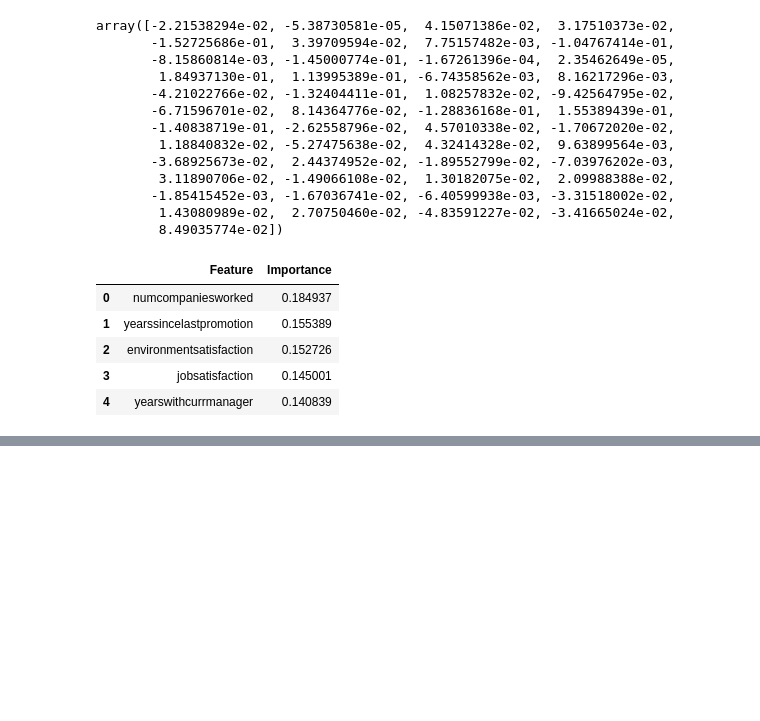
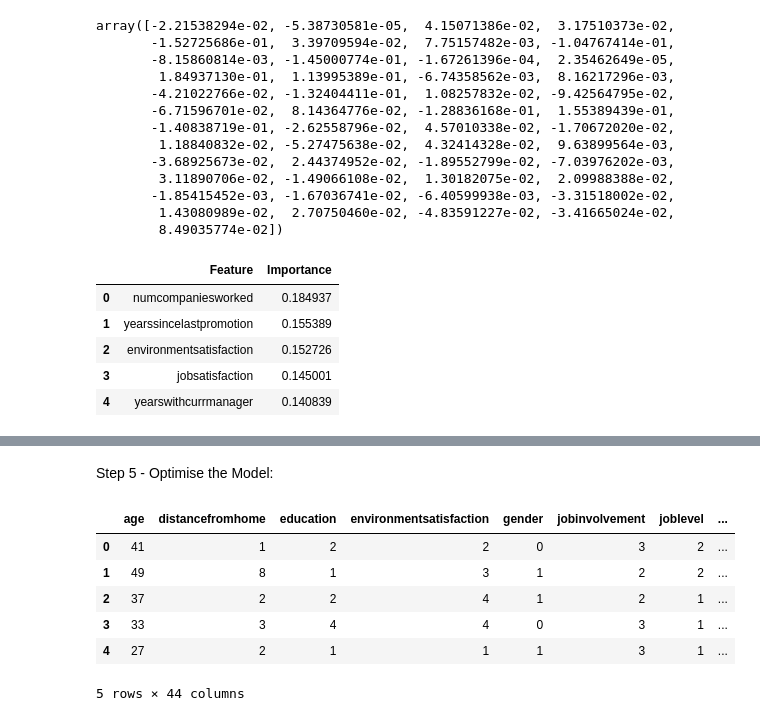
Before and after one commit to ddaniel2024/Project-4, a Jupyter notebook: attrition_analysis_optimisation_coefficients.ipynb, the cells around one changed output, grey strips where cells are left out. Drawn from its saved outputs; the diff is of its cells as text; code cells hidden in the pictures; blank space fills up the shorter version.

```diff
--- a/attrition_analysis_optimisation_coefficients.ipynb
+++ b/attrition_analysis_optimisation_coefficients.ipynb
@@ -274,0 +283,15 @@ plt.show()
+# %% [markdown]
+Step 5 - Optimise the Model:
+# %%
+# Drop the 5 least important features
+X = X.drop(columns = ["monthlyrate", "dailyrate", "monthlyincome", "percentsalaryhike", "hourlyrate"])
+
+X.head()
+# %% [output]
+|  | age | distancefromhome | education | environmentsatisfaction | gender | jobinvolvement | joblevel | ... |
+| 0 | 41 | 1 | 2 | 2 | 0 | 3 | 2 | ... |
+| 1 | 49 | 8 | 1 | 3 | 1 | 2 | 2 | ... |
+| 2 | 37 | 2 | 2 | 4 | 1 | 2 | 1 | ... |
+| 3 | 33 | 3 | 4 | 4 | 0 | 3 | 1 | ... |
+| 4 | 27 | 2 | 1 | 1 | 1 | 3 | 1 | ... |
+5 rows × 44 columns
```
Also changed, not shown: parts of 16 cells of this notebook, 12 other files.
